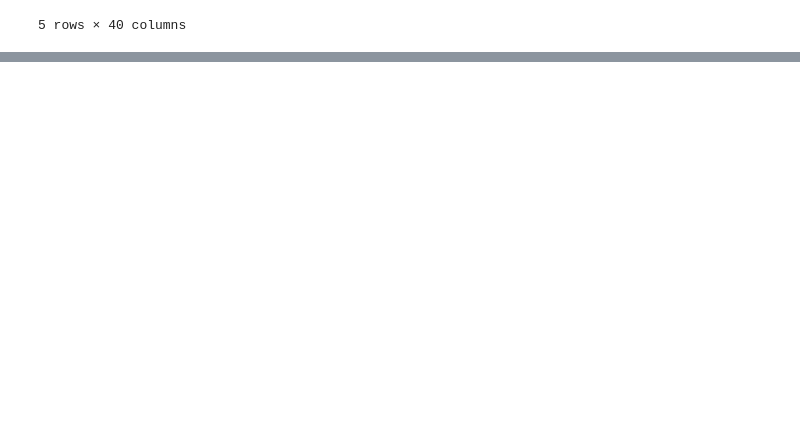
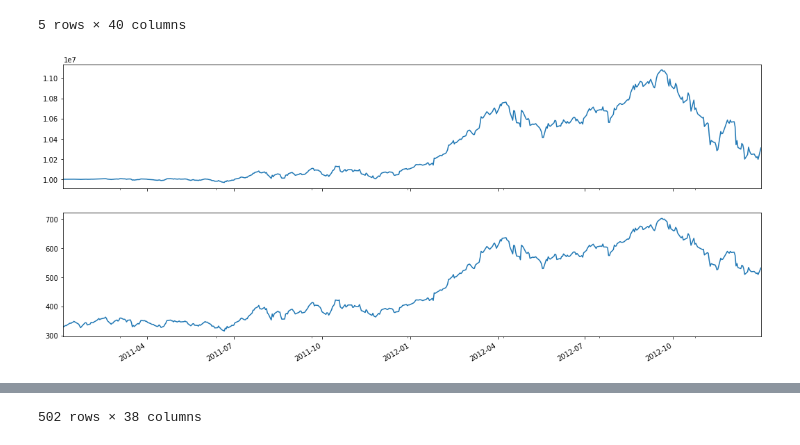
Before and after one commit to Jzbonner/Python-for-Data-Science, a Jupyter notebook: JupyterNotebook/PythonAlgoStrategies.ipynb, the cells around one changed output, grey strips where cells are left out. Drawn from its saved outputs; the diff is of its cells as text; code cells hidden in the pictures; blank space fills up the shorter version.

```diff
--- a/JupyterNotebook/PythonAlgoStrategies.ipynb
+++ b/JupyterNotebook/PythonAlgoStrategies.ipynb
@@ -13,0 +17,22 @@ data.head()
+# %%
+%%zipline --start=2011-1-1 --end=2013-1-1
+
+from zipline.api import order, record, symbol
+import matplotlib.pyplot as plt
+
+def initialize(context):
+    pass
+
+def handle_data(context, data):
+    order(symbol('AAPL'), 10)
+    record(AAPL=data[symbol('AAPL')].price)
+
+def analyze(context, perf):
+    ax1 = plt.subplot(211)
+    perf.portfolio_value.plot(ax=ax1)
+    ax2 = plt.subplot(212, sharex=ax1)
+    perf.AAPL.plot(ax=ax2)
+    plt.gcf().set_size_inches(18, 8)
+    plt.show()
+# %% [output]
+[figure, added]
@@ -13,0 +56 @@ data.head()
+502 rows × 38 columns
```
Also changed, not shown: parts of 2 cells of this notebook, 1 other file.
